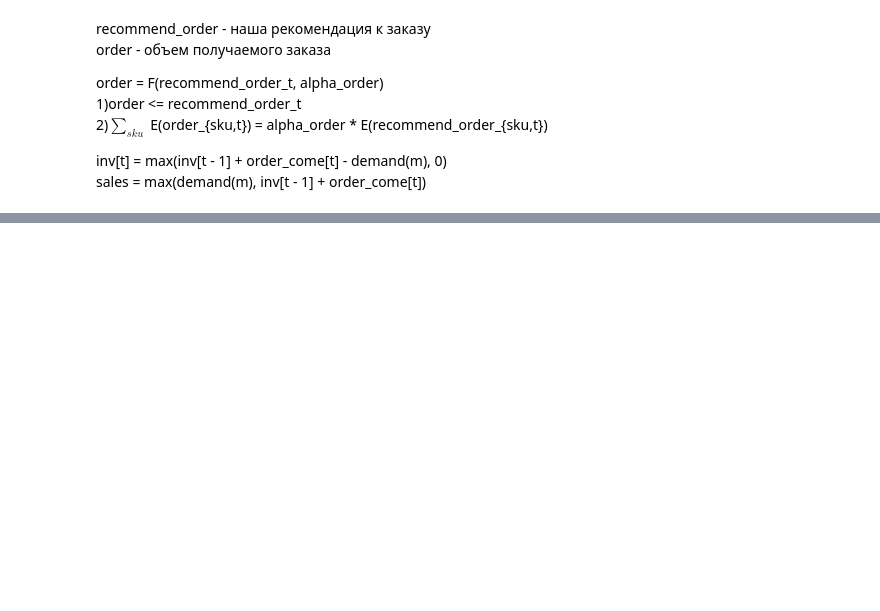
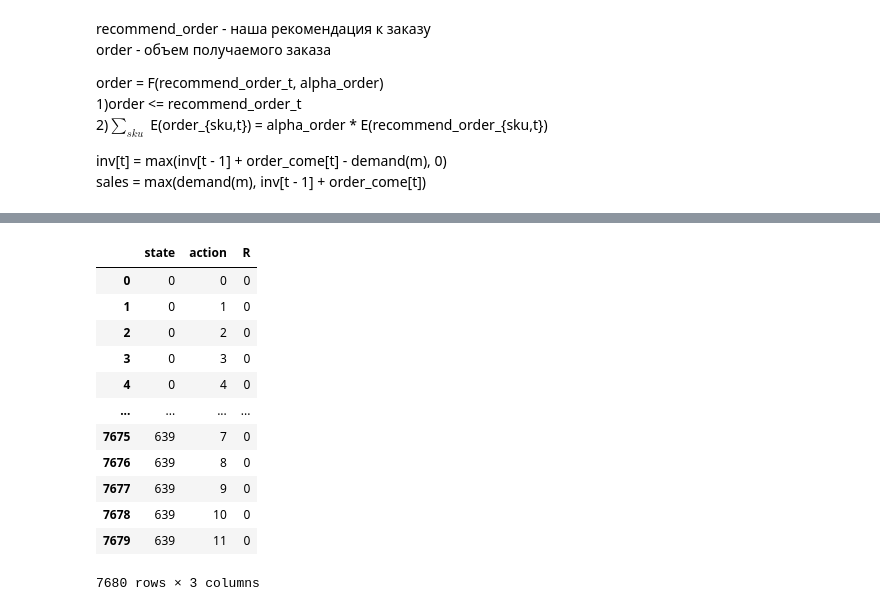
Before and after one commit to aromanenko/RLIO, a Jupyter notebook: DemandRestoring_v2.2.ipynb, the cells around one changed output, grey strips where cells are left out. Cells and saved outputs as stored; diff of their text form; code cells hidden in the pictures; blank space fills up the shorter version.

```diff
--- a/DemandRestoring_v2.2.ipynb
+++ b/DemandRestoring_v2.2.ipynb
@@ -625,0 +723,17 @@ for i, real in enumerate([realization0, realization1, realization2, realization3
+# %%
+reward = reload_reward()
+reward
+# %% [output]
+|  | state | action | R |
+| 0 | 0 | 0 | 0 |
+| 1 | 0 | 1 | 0 |
+| 2 | 0 | 2 | 0 |
+| 3 | 0 | 3 | 0 |
+| 4 | 0 | 4 | 0 |
+| ... | ... | ... | ... |
+| 7675 | 639 | 7 | 0 |
+| 7676 | 639 | 8 | 0 |
+| 7677 | 639 | 9 | 0 |
+| 7678 | 639 | 10 | 0 |
+| 7679 | 639 | 11 | 0 |
+7680 rows × 3 columns
```
Also changed, not shown: parts of 32 cells of this notebook.
